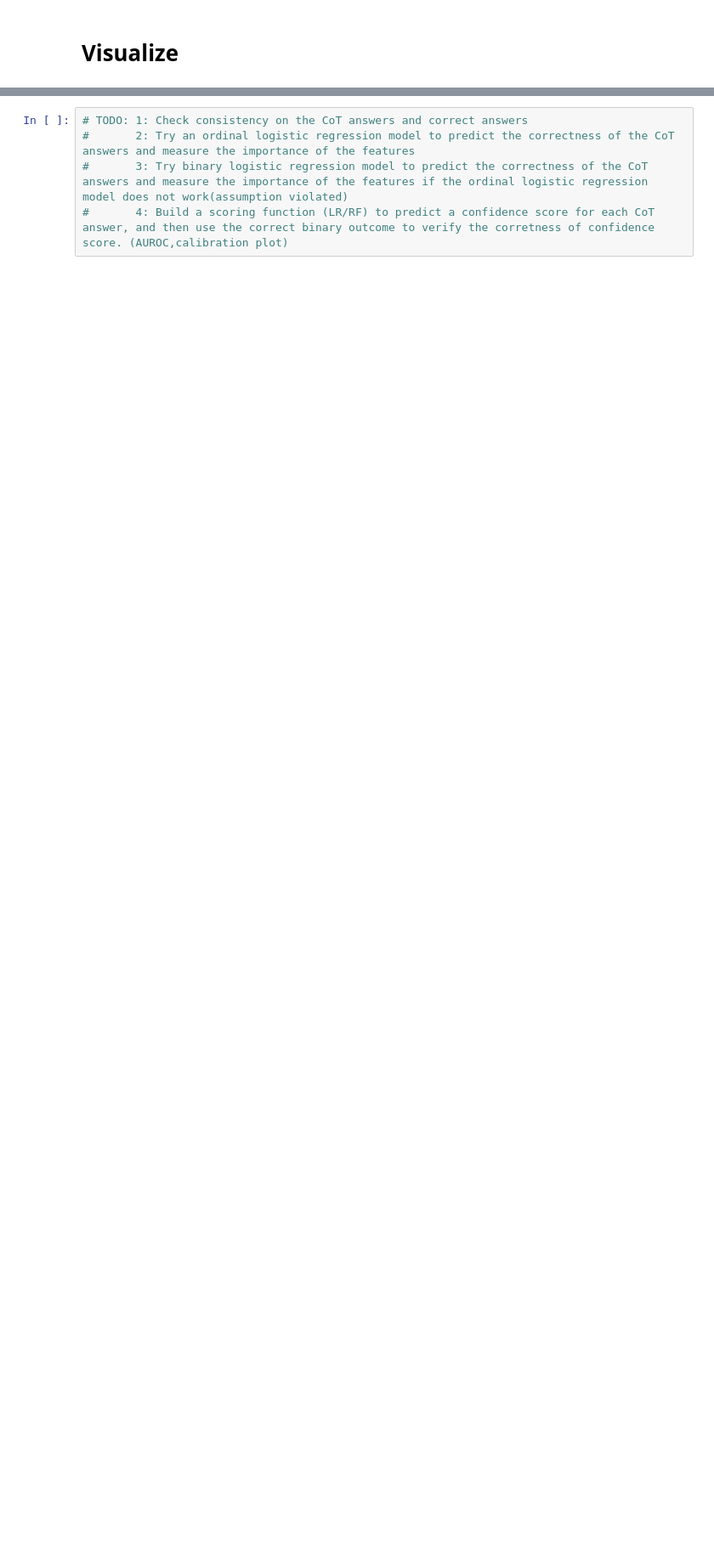
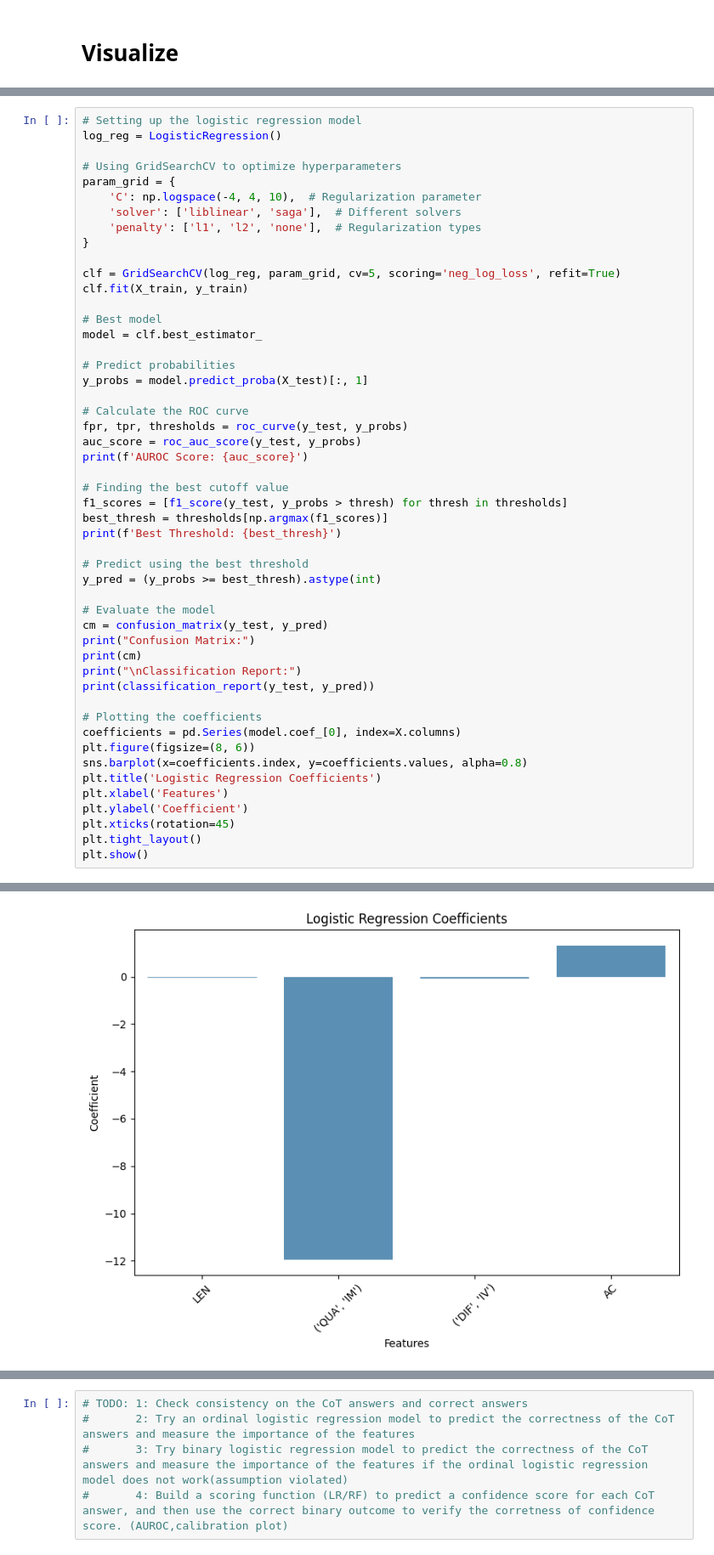
Before and after one commit to wan19990901/SC_conf, a Jupyter notebook: src/stats.ipynb, the cells around one changed output, grey strips where cells are left out. Shown at 85% size. Saved outputs shown, nothing was run; the diff lists cells and outputs as text; blank space fills up the shorter version.

```diff
--- a/src/stats.ipynb
+++ b/src/stats.ipynb
@@ -303,0 +319,51 @@ Log Loss is: 0.6785580297452801
+# %%
+# Setting up the logistic regression model
+log_reg = LogisticRegression()
+
+# Using GridSearchCV to optimize hyperparameters
+param_grid = {
+    'C': np.logspace(-4, 4, 10),  # Regularization parameter
+    'solver': ['liblinear', 'saga'],  # Different solvers
+    'penalty': ['l1', 'l2', 'none'],  # Regularization types
+}
+
+clf = GridSearchCV(log_reg, param_grid, cv=5, scoring='neg_log_loss', refit=True)
+clf.fit(X_train, y_train)
+
+# Best model
+model = clf.best_estimator_
+
+# Predict probabilities
+y_probs = model.predict_proba(X_test)[:, 1]
+
+# Calculate the ROC curve
+fpr, tpr, thresholds = roc_curve(y_test, y_probs)
+auc_score = roc_auc_score(y_test, y_probs)
+print(f'AUROC Score: {auc_score}')
+
+# Finding the best cutoff value
+f1_scores = [f1_score(y_test, y_probs > thresh) for thresh in thresholds]
+best_thresh = thresholds[np.argmax(f1_scores)]
+print(f'Best Threshold: {best_thresh}')
+
+# Predict using the best threshold
+y_pred = (y_probs >= best_thresh).astype(int)
+
+# Evaluate the model
+cm = confusion_matrix(y_test, y_pred)
+print("Confusion Matrix:")
+print(cm)
+print("\nClassification Report:")
+print(classification_report(y_test, y_pred))
+
+# Plotting the coefficients
+coefficients = pd.Series(model.coef_[0], index=X.columns)
+plt.figure(figsize=(8, 6))
+sns.barplot(x=coefficients.index, y=coefficients.values, alpha=0.8)
+plt.title('Logistic Regression Coefficients')
+plt.xlabel('Features')
+plt.ylabel('Coefficient')
+plt.xticks(rotation=45)
+plt.tight_layout()
+plt.show()
+# %% [output]
@@ -303,0 +402 @@ Log Loss is: 0.6785580297452801
+[figure, added]
```
Also changed, not shown: parts of 23 cells of this notebook, 3 other files.
